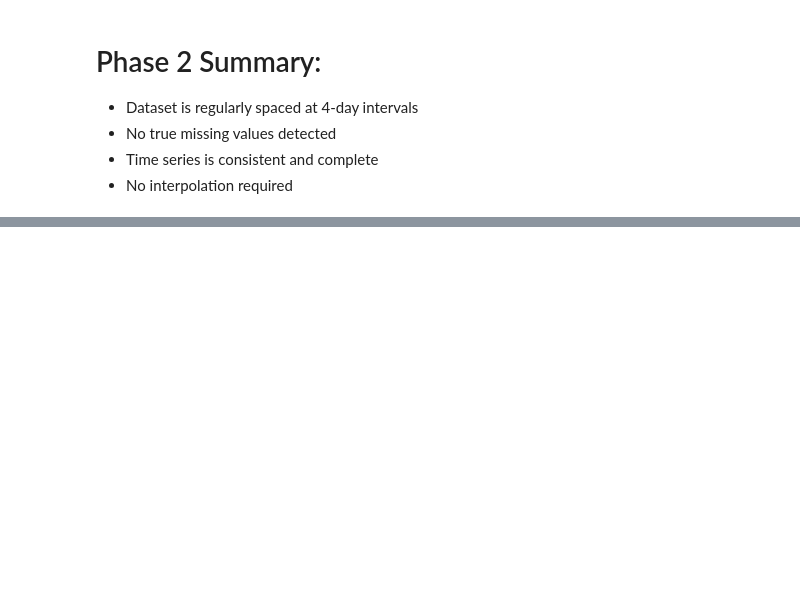
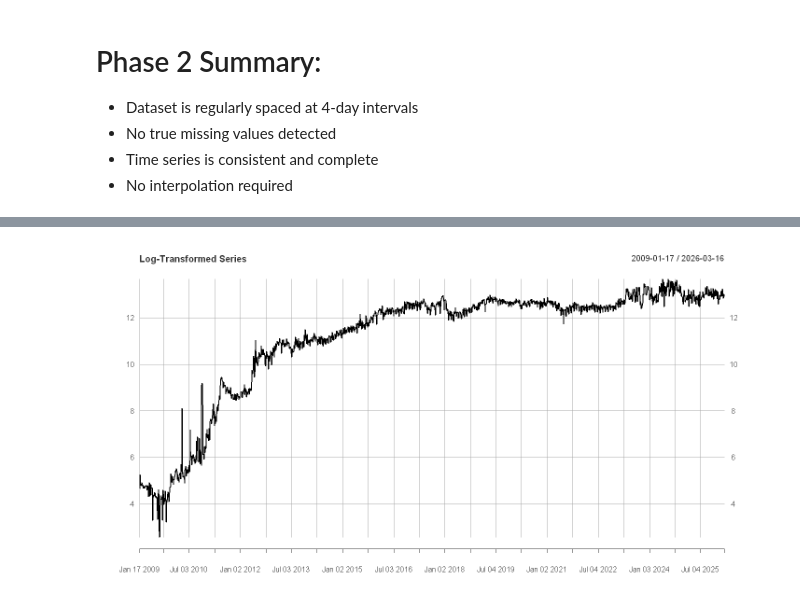
Before and after one commit to Abdelillah-CHADLI/bitcoin_transactions_volume_forecasting, a Jupyter notebook: project.ipynb, the cells around one changed output, grey strips where cells are left out. Cells and saved outputs as stored; diff of their text form; code cells hidden in the pictures; blank space fills up the shorter version.

```diff
--- a/project.ipynb
+++ b/project.ipynb
@@ -143,0 +239,5 @@ Time differences in days
+# %%
+log_ts <- log(ts_data)
+plot(log_ts, main = "Log-Transformed Series")
+# %% [output]
+[figure, added]
```
Also changed, not shown: parts of 23 cells of this notebook.
